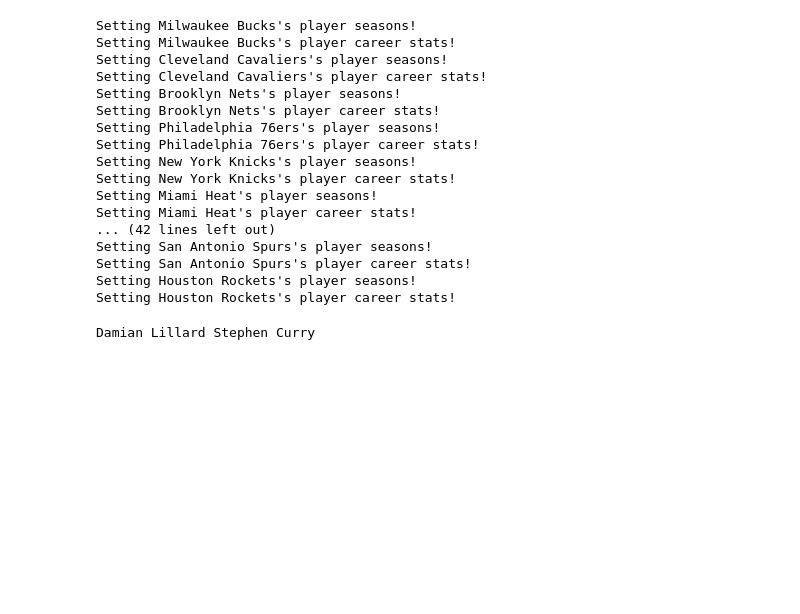
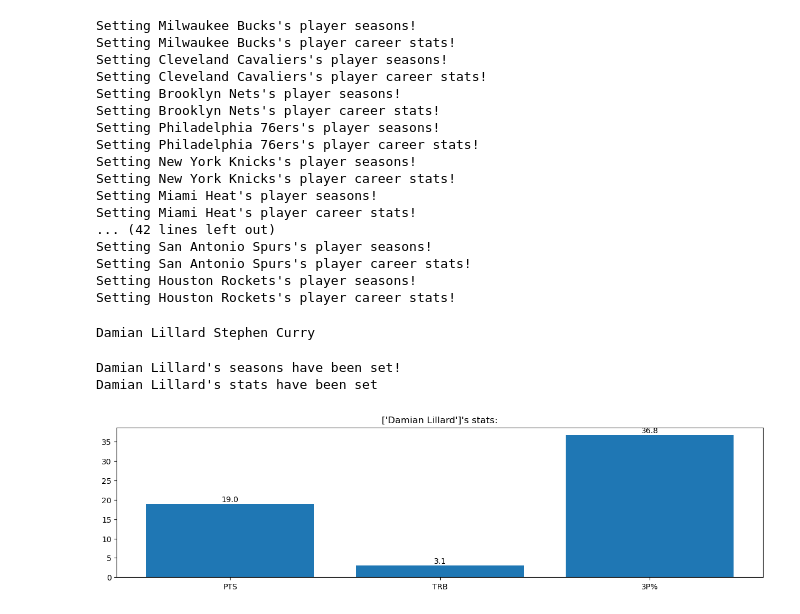
Before and after one commit to kareemrt/NBA-Vis, a Jupyter notebook: Process.ipynb, the cells around one changed output. Cells and saved outputs as stored; diff of their text form; code cells hidden in the pictures; blank space fills up the shorter version.

```diff
--- a/Process.ipynb
+++ b/Process.ipynb
@@ -402,3 +400,16 @@ dame, steph = NBA3.get_players(players=["Damian Lillard", "Stephen Curry"])
 print(dame, steph)
 # %% [output]
 Damian Lillard Stephen Curry
+# %%
+from Functions import *
+from Objects import *
+from IO.File_IO import *
+from tkinter import *
+from requests import *
+dame = Player("Damian Lillard")
+dame.set_stats()
+dame.visualize(df_name="Averages", stats=["PTS", "TRB", "3P%"])
+# %% [output]
+Damian Lillard's seasons have been set!
+Damian Lillard's stats have been set
+[figure, added]
```
Also changed, not shown: parts of 9 cells of this notebook, 9 other files.
